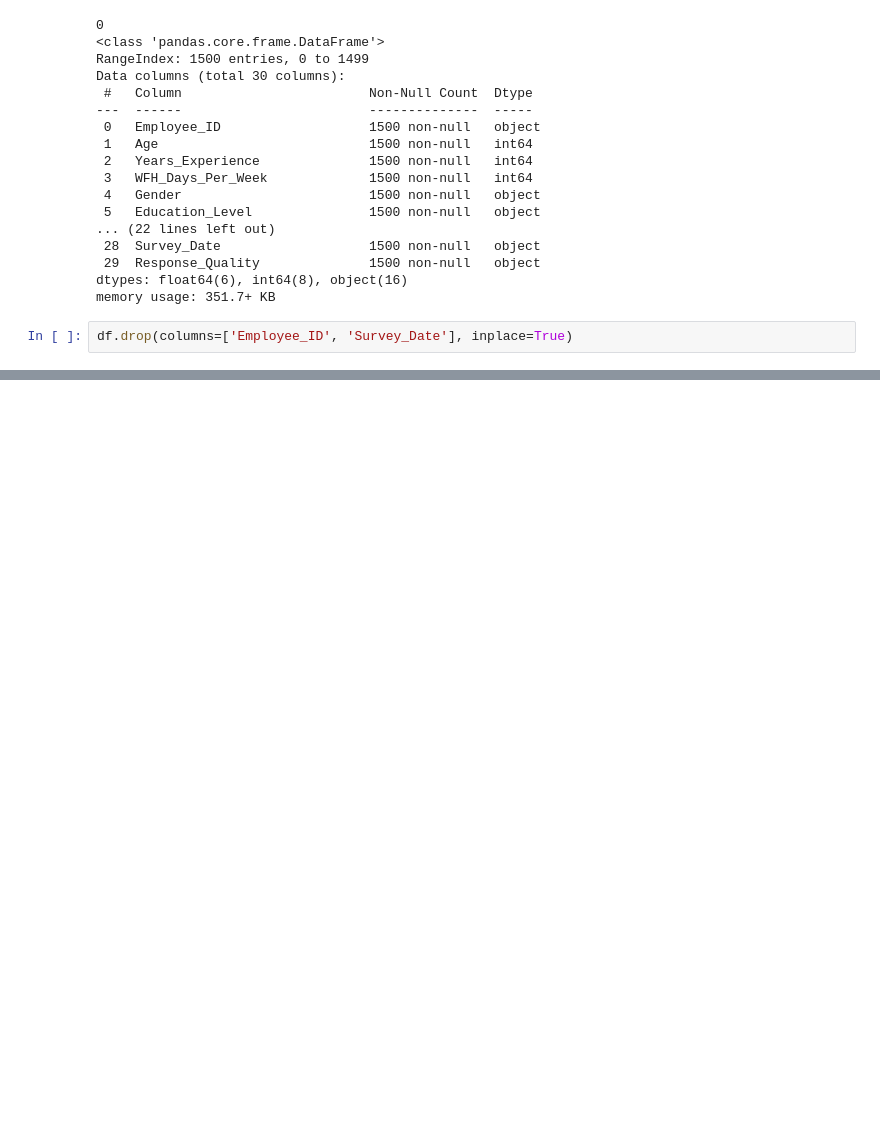
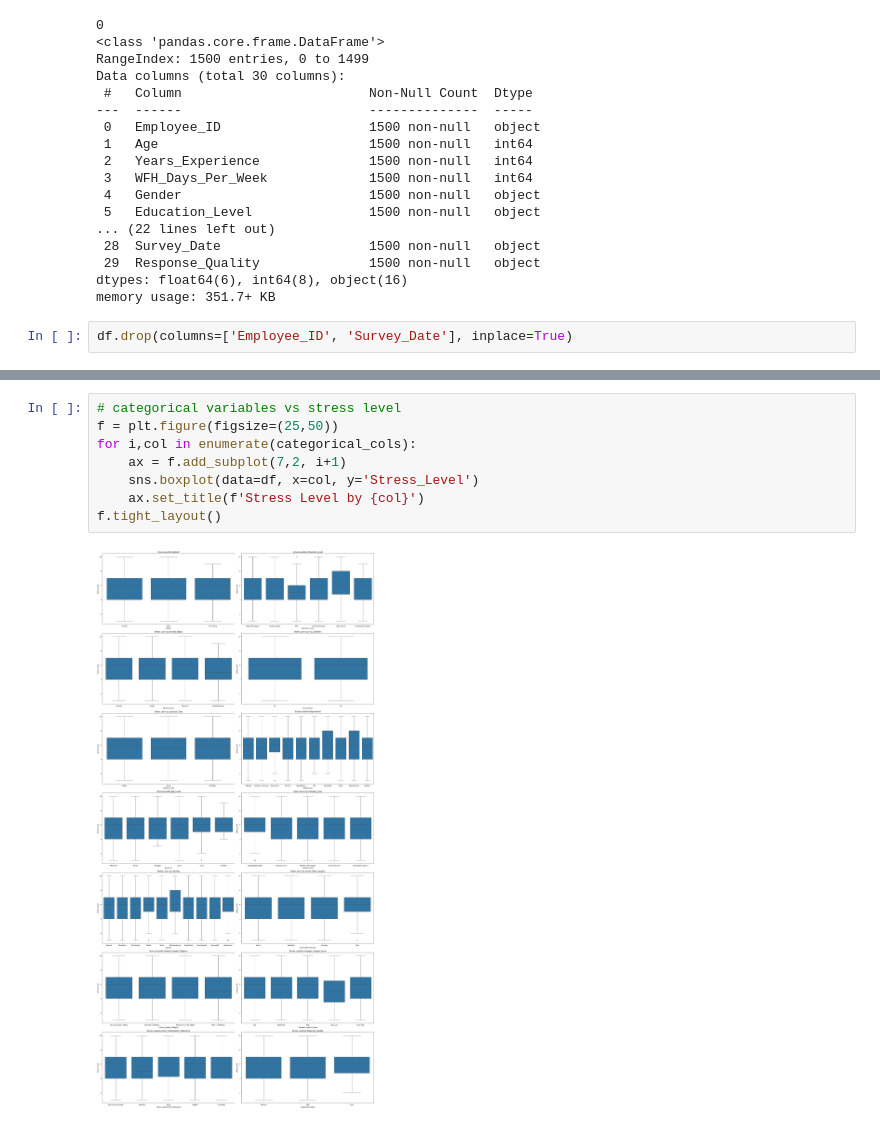
Before and after one commit to EfeDogan/429Project, a Jupyter notebook: new_dataset.ipynb, the cells around one changed output, grey strips where cells are left out. Drawn from its saved outputs; the diff is of its cells as text; blank space fills up the shorter version.

```diff
--- a/new_dataset.ipynb
+++ b/new_dataset.ipynb
@@ -74,2 +75,12 @@ plt.show()
 # %% [output]
 [figure]
+# %%
+# categorical variables vs stress level
+f = plt.figure(figsize=(25,50))
+for i,col in enumerate(categorical_cols):
+    ax = f.add_subplot(7,2, i+1)
+    sns.boxplot(data=df, x=col, y='Stress_Level')
+    ax.set_title(f'Stress Level by {col}')
+f.tight_layout()
+# %% [output]
+[figure, added]
```
Also changed, not shown: parts of 7 cells of this notebook.
